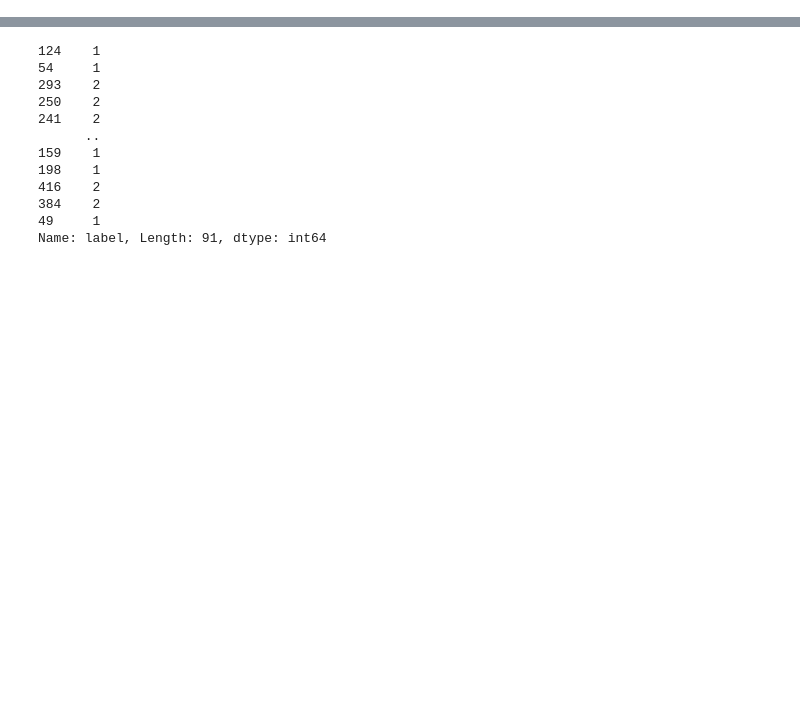
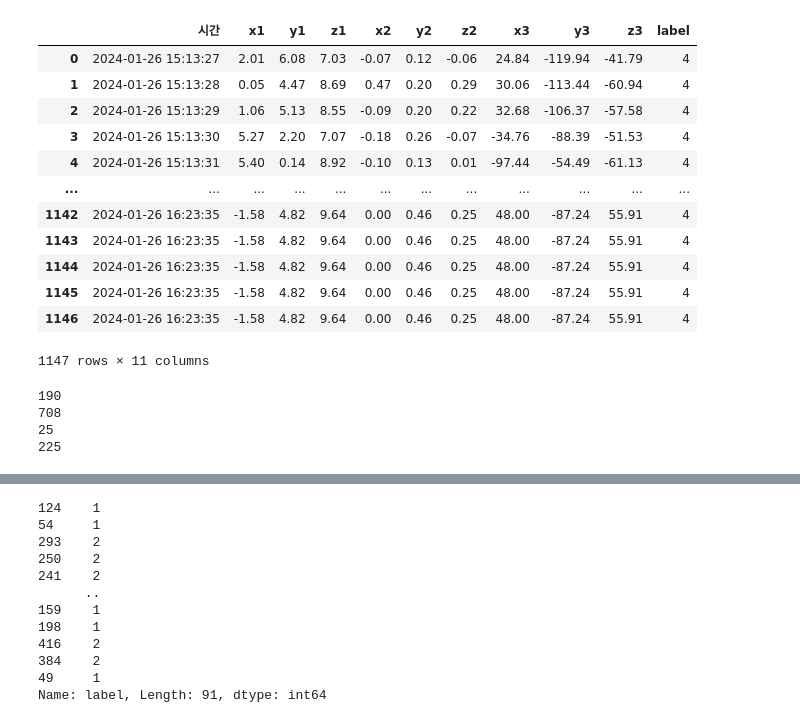
Before and after one commit to tukcomCD2024/YooDoRi, a Jupyter notebook: ai/Movement_status_classification.ipynb, the cells around one changed output, grey strips where cells are left out. Cells and saved outputs as stored; diff of their text form; code cells hidden in the pictures; blank space fills up the shorter version.

```diff
--- a/ai/Movement_status_classification.ipynb
+++ b/ai/Movement_status_classification.ipynb
@@ -137,7 +193,21 @@ df3
 # %%
 # 데이터를 ','로 분리하고 DataFrame으로 변환
 # 1 : 가속도 | 2 : 자이로 | 3 : 방향
 df4 = pd.DataFrame([row.split(',') for row in data4],
                   columns=['시간', 'x1', 'y1', 'z1', 'x2', 'y2', 'z2', 'x3', 'y3', 'z3'])
-df4['label'] = 3
+df4['label'] = 4
 df4
+# %% [output]
+|  | 시간 | x1 | y1 | z1 | x2 | y2 | z2 | x3 | y3 | z3 | label |
+| 0 | 2024-01-26 15:13:27 | 2.01 | 6.08 | 7.03 | -0.07 | 0.12 | -0.06 | 24.84 | -119.94 | -41.79 | 4 |
+| 1 | 2024-01-26 15:13:28 | 0.05 | 4.47 | 8.69 | 0.47 | 0.20 | 0.29 | 30.06 | -113.44 | -60.94 | 4 |
+| 2 | 2024-01-26 15:13:29 | 1.06 | 5.13 | 8.55 | -0.09 | 0.20 | 0.22 | 32.68 | -106.37 | -57.58 | 4 |
+| 3 | 2024-01-26 15:13:30 | 5.27 | 2.20 | 7.07 | -0.18 | 0.26 | -0.07 | -34.76 | -88.39 | -51.53 | 4 |
+| 4 | 2024-01-26 15:13:31 | 5.40 | 0.14 | 8.92 | -0.10 | 0.13 | 0.01 | -97.44 | -54.49 | -61.13 | 4 |
+| ... | ... | ... | ... | ... | ... | ... | ... | ... | ... | ... | ... |
+| 1142 | 2024-01-26 16:23:35 | -1.58 | 4.82 | 9.64 | 0.00 | 0.46 | 0.25 | 48.00 | -87.24 | 55.91 | 4 |
+| 1143 | 2024-01-26 16:23:35 | -1.58 | 4.82 | 9.64 | 0.00 | 0.46 | 0.25 | 48.00 | -87.24 | 55.91 | 4 |
+| 1144 | 2024-01-26 16:23:35 | -1.58 | 4.82 | 9.64 | 0.00 | 0.46 | 0.25 | 48.00 | -87.24 | 55.91 | 4 |
+| 1145 | 2024-01-26 16:23:35 | -1.58 | 4.82 | 9.64 | 0.00 | 0.46 | 0.25 | 48.00 | -87.24 | 55.91 | 4 |
+| 1146 | 2024-01-26 16:23:35 | -1.58 | 4.82 | 9.64 | 0.00 | 0.46 | 0.25 | 48.00 | -87.24 | 55.91 | 4 |
+1147 rows × 11 columns
@@ -143,0 +219,10 @@ df4
+# %%
+print(len(df1))
+print(len(df2))
+print(len(df3))
+print(len(df4))
+# %% [output]
+190
+708
+25
+225
```
Also changed, not shown: parts of 25 cells of this notebook.
